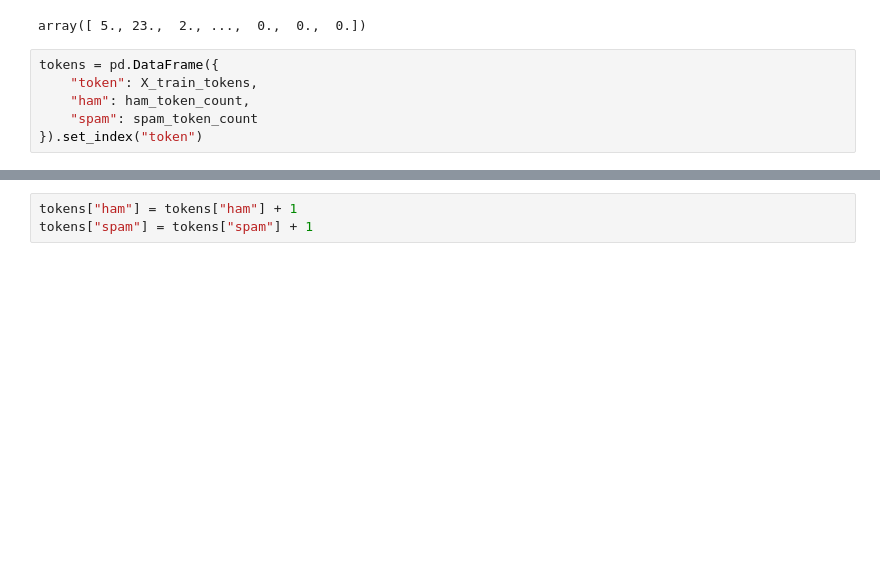
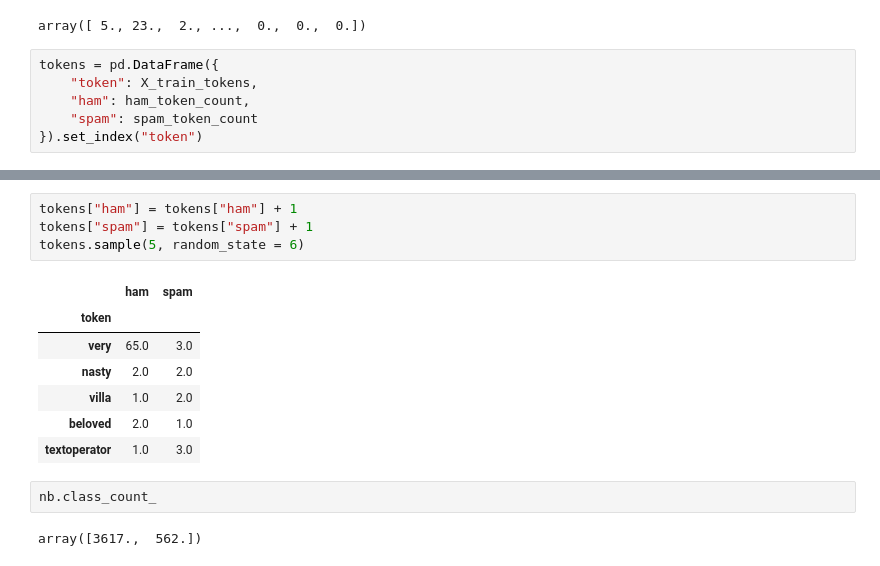
Before and after one commit to dehsheikh/Data_Science, a Jupyter notebook: NLP/01.ipynb, the cells around one changed output, grey strips where cells are left out. Saved outputs shown, nothing was run; the diff lists cells and outputs as text; blank space fills up the shorter version.

```diff
--- a/NLP/01.ipynb
+++ b/NLP/01.ipynb
@@ -187,3 +187,16 @@ tokens.sample(5)
 # %%
 tokens["ham"] = tokens["ham"] + 1
 tokens["spam"] = tokens["spam"] + 1
+tokens.sample(5, random_state = 6)
+# %% [output]
+|  | ham | spam |
+| token |  |  |
+| very | 65.0 | 3.0 |
+| nasty | 2.0 | 2.0 |
+| villa | 1.0 | 2.0 |
+| beloved | 2.0 | 1.0 |
+| textoperator | 1.0 | 3.0 |
+# %%
+nb.class_count_
+# %% [output]
+array([3617.,  562.])
```
Also changed, not shown: parts of 5 cells of this notebook, 2 other files.
